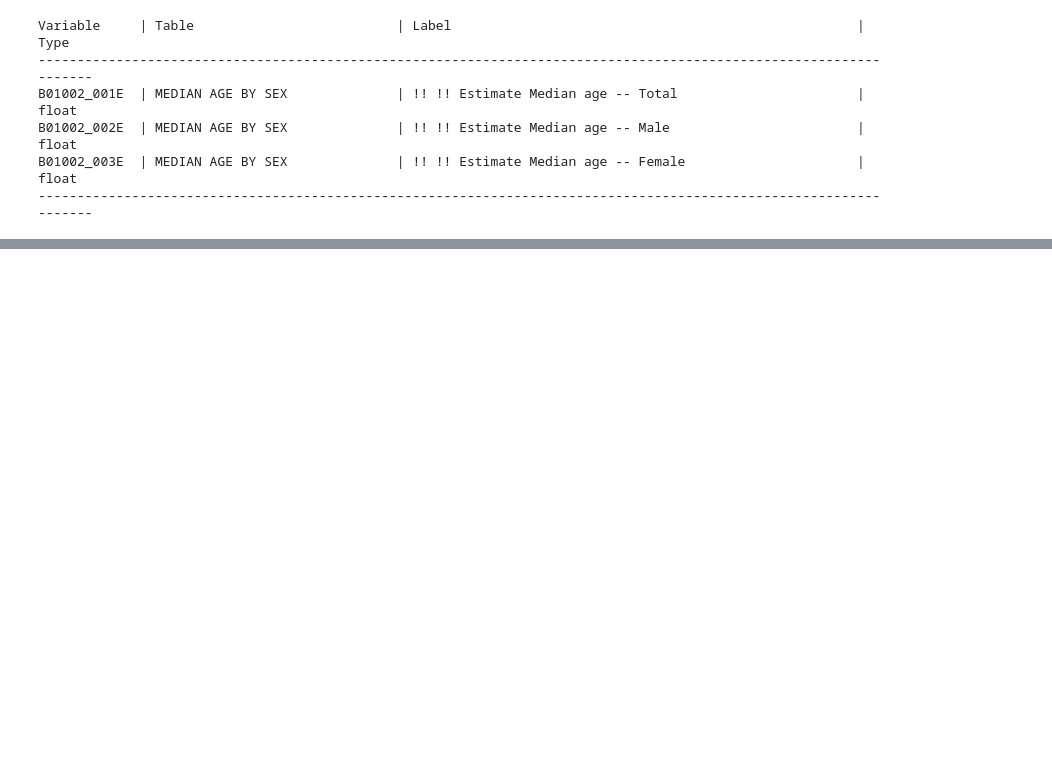
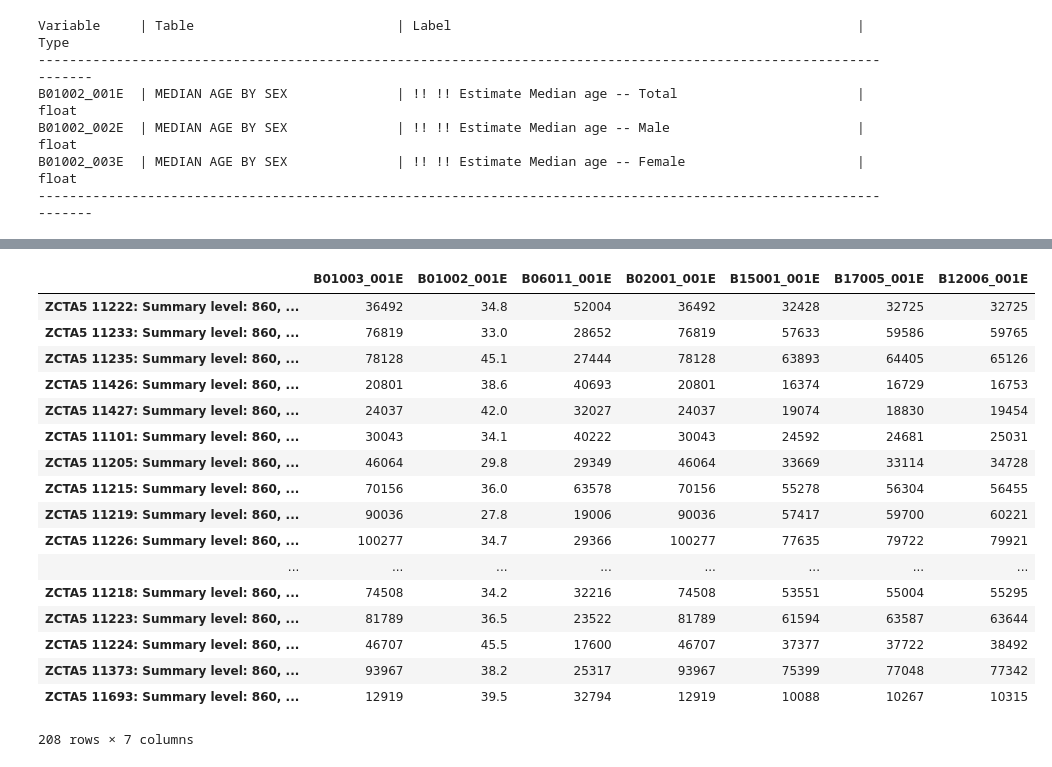
Before and after one commit to rab175/311_Project, a Jupyter notebook: Census Data.ipynb, the cells around one changed output, grey strips where cells are left out. Cells and saved outputs as stored; diff of their text form; code cells hidden in the pictures; blank space fills up the shorter version.

Commit message:
census data progress

```diff
--- a/Census Data.ipynb
+++ b/Census Data.ipynb
@@ -56,3 +360,8 @@ B01002_001E  | MEDIAN AGE BY SEX              | !! !! Estimate Median age -- Tot
 B01002_002E  | MEDIAN AGE BY SEX              | !! !! Estimate Median age -- Male                        | float
 B01002_003E  | MEDIAN AGE BY SEX              | !! !! Estimate Median age -- Female                      | float
 -------------------------------------------------------------------------------------------------------------------
+# %%
+median_age = 'B01002_001E'
+
+variables['median_age'] = median_age
+variables
@@ -58,0 +401,8 @@ B01002_003E  | MEDIAN AGE BY SEX              | !! !! Estimate Median age -- Fem
+# %%
+zip_codes = pd.read_csv('data/nyc_zips.csv')
+zip_codes.nyc_zips = zip_codes.nyc_zips.astype('str')
+zip_codes = list(zip_codes.nyc_zips.values)
+# %%
+separator = ','
+nyc_zips = separator.join(zip_codes)
+nyc_zips
@@ -62,0 +431,2 @@ censusdata.geographies(censusdata.censusgeo([('zip code tabulation area', '11101
+# %%
+nyc_zips = censusdata.censusgeo([('zip code tabulation area', nyc_zips)])
@@ -62,0 +445,22 @@ censusdata.geographies(censusdata.censusgeo([('zip code tabulation area', '11101
+# %%
+data = censusdata.download('acs5', 2018, nyc_zips, variables)
+data
+# %% [output]
+|  | B01003_001E | B01002_001E | B06011_001E | B02001_001E | B15001_001E | B17005_001E | B12006_001E |
+| ZCTA5 11222: Summary level: 860, ... | 36492 | 34.8 | 52004 | 36492 | 32428 | 32725 | 32725 |
+| ZCTA5 11233: Summary level: 860, ... | 76819 | 33.0 | 28652 | 76819 | 57633 | 59586 | 59765 |
+| ZCTA5 11235: Summary level: 860, ... | 78128 | 45.1 | 27444 | 78128 | 63893 | 64405 | 65126 |
+| ZCTA5 11426: Summary level: 860, ... | 20801 | 38.6 | 40693 | 20801 | 16374 | 16729 | 16753 |
+| ZCTA5 11427: Summary level: 860, ... | 24037 | 42.0 | 32027 | 24037 | 19074 | 18830 | 19454 |
+| ZCTA5 11101: Summary level: 860, ... | 30043 | 34.1 | 40222 | 30043 | 24592 | 24681 | 25031 |
+| ZCTA5 11205: Summary level: 860, ... | 46064 | 29.8 | 29349 | 46064 | 33669 | 33114 | 34728 |
+| ZCTA5 11215: Summary level: 860, ... | 70156 | 36.0 | 63578 | 70156 | 55278 | 56304 | 56455 |
+| ZCTA5 11219: Summary level: 860, ... | 90036 | 27.8 | 19006 | 90036 | 57417 | 59700 | 60221 |
+| ZCTA5 11226: Summary level: 860, ... | 100277 | 34.7 | 29366 | 100277 | 77635 | 79722 | 79921 |
+| ... | ... | ... | ... | ... | ... | ... | ... |
+| ZCTA5 11218: Summary level: 860, ... | 74508 | 34.2 | 32216 | 74508 | 53551 | 55004 | 55295 |
+| ZCTA5 11223: Summary level: 860, ... | 81789 | 36.5 | 23522 | 81789 | 61594 | 63587 | 63644 |
+| ZCTA5 11224: Summary level: 860, ... | 46707 | 45.5 | 17600 | 46707 | 37377 | 37722 | 38492 |
+| ZCTA5 11373: Summary level: 860, ... | 93967 | 38.2 | 25317 | 93967 | 75399 | 77048 | 77342 |
+| ZCTA5 11693: Summary level: 860, ... | 12919 | 39.5 | 32794 | 12919 | 10088 | 10267 | 10315 |
+208 rows × 7 columns
```
Also changed, not shown: parts of 38 cells of this notebook, 1 other file.
